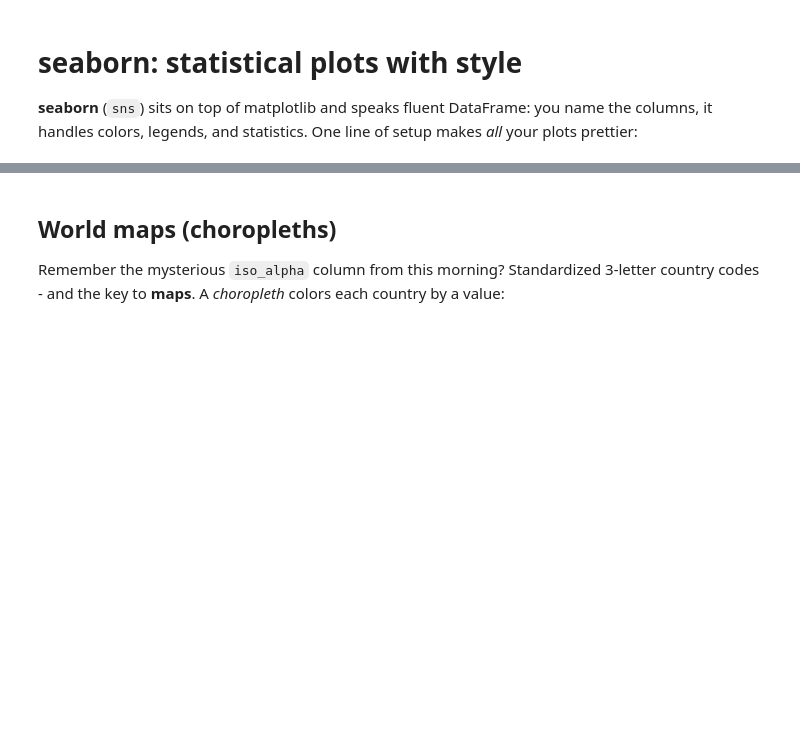
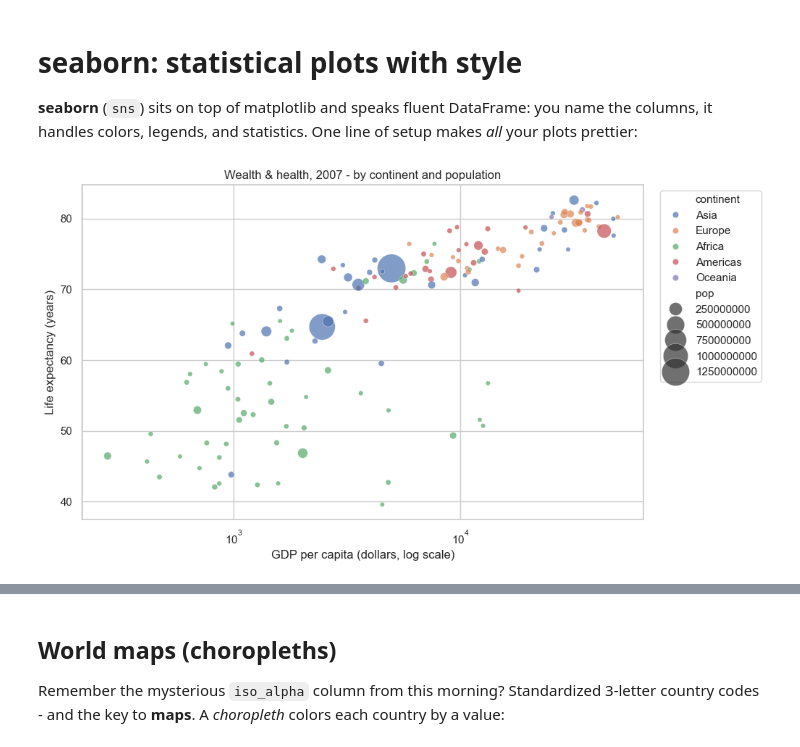
Before and after one commit to aelshehawy/gesis-python-2026, a Jupyter notebook: Day 3/Sessions/Day3_Session6_Visualization_Finale.ipynb, the cells around one changed output, grey strips where cells are left out. Cells and saved outputs as stored; diff of their text form; code cells hidden in the pictures; blank space fills up the shorter version.

```diff
--- a/Day 3/Sessions/Day3_Session6_Visualization_Finale.ipynb
+++ b/Day 3/Sessions/Day3_Session6_Visualization_Finale.ipynb
@@ -241,23 +548,26 @@ plt.show()
 # %%
 # Activate seaborn's clean look (affects all plots from now on - even matplotlib ones!)
 sns.set_theme(style="whitegrid")
 
 # The scatter from before - now with continents as colors (hue=) and population as size:
 plt.figure(figsize=(10, 6))
-sns.scatterplot(data=gm2007, x="gdpPercap", y="lifeExp",
+sns.scatterplot(data=gm2007,
+ x="gdpPercap", y="lifeExp",
                 hue="continent",         # color the dots by continent
                 size="pop",              # scale the dots by population
                 sizes=(20, 800),         # smallest & biggest dot size
                 alpha=0.7)
 
 plt.xscale("log")
 plt.title("Wealth & health, 2007 - by continent and population")
 plt.xlabel("GDP per capita (dollars, log scale)")
 plt.ylabel("Life expectancy (years)")
 plt.legend(bbox_to_anchor=(1.02, 1))     # move the legend outside the plot
 plt.show()
 
 # One seaborn line replaced a LOT of manual matplotlib work.
+# %% [output]
+[figure, added]
 # %%
 # Boxplots: compare a distribution ACROSS groups - the visual .groupby()!
 plt.figure(figsize=(9, 5))
```
Also changed, not shown: parts of 59 cells of this notebook, 1 other file.
